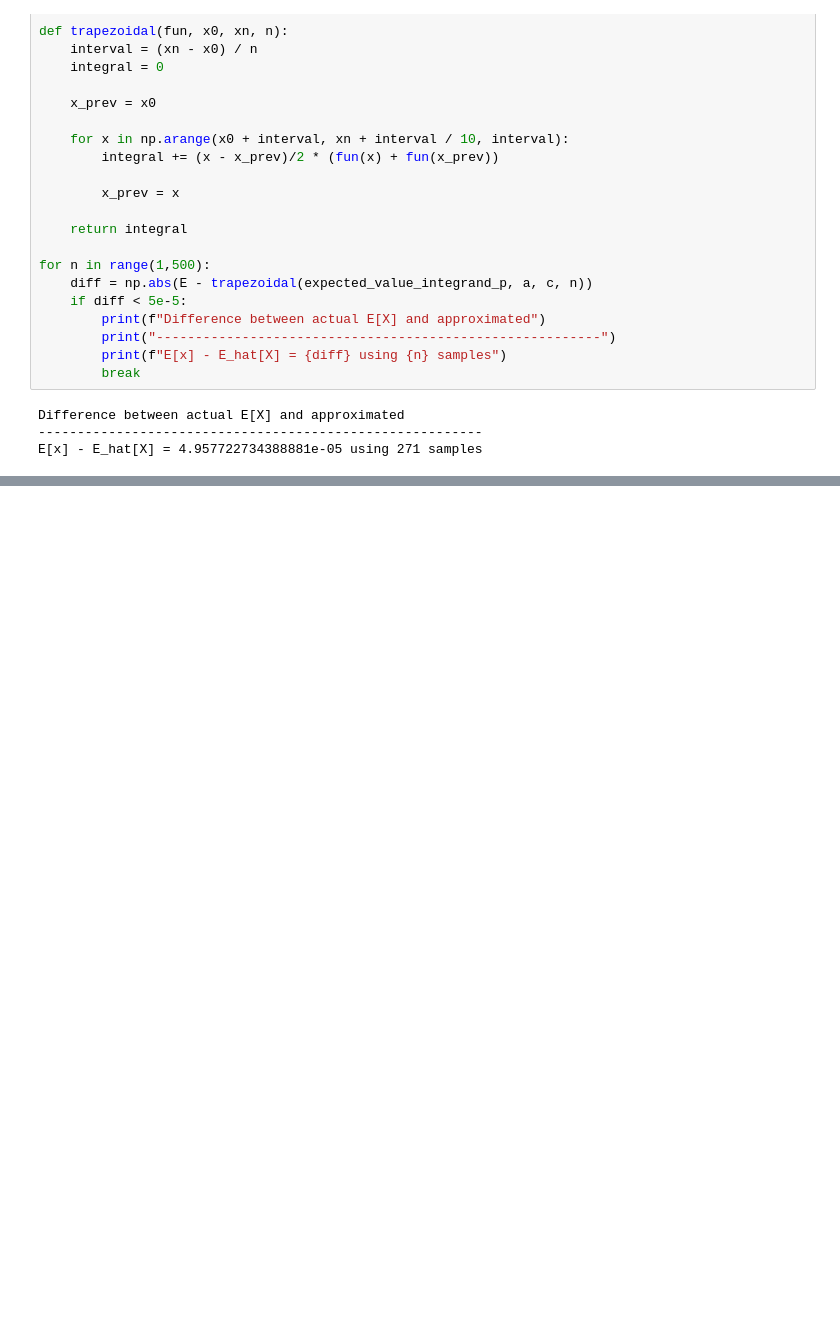
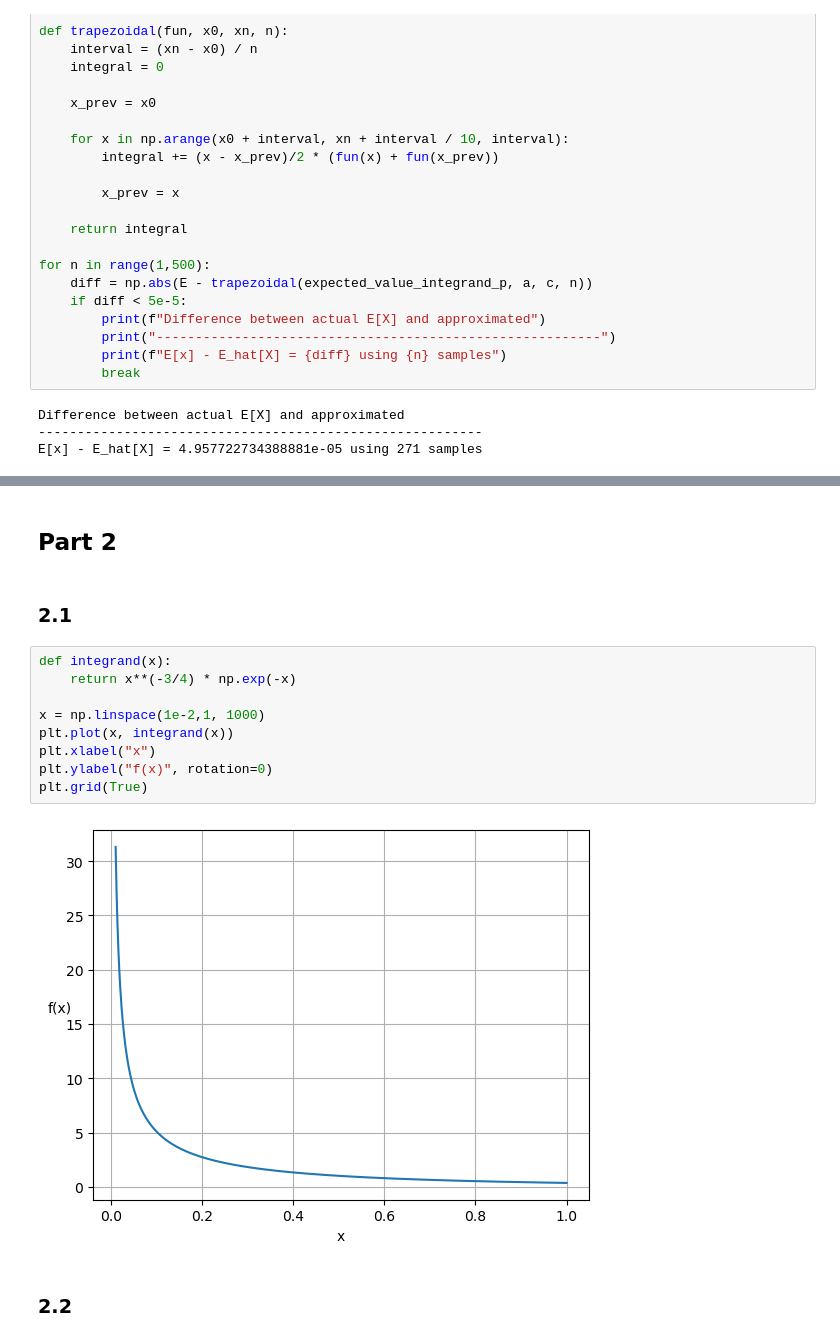
Before and after one commit to markoMedved/Mathematics2-HW, a Jupyter notebook: MCMC/solution.ipynb, the cells around one changed output, grey strips where cells are left out. Saved outputs shown, nothing was run; the diff lists cells and outputs as text; blank space fills up the shorter version.

```diff
--- a/MCMC/solution.ipynb
+++ b/MCMC/solution.ipynb
@@ -72,0 +136,17 @@ E[x] - E_hat[X] = 4.957722734388881e-05 using 271 samples
+# %% [markdown]
+## Part 2
+# %% [markdown]
+### 2.1
+# %%
+def integrand(x):
+    return x**(-3/4) * np.exp(-x)
+
+x = np.linspace(1e-2,1, 1000)
+plt.plot(x, integrand(x))
+plt.xlabel("x")
+plt.ylabel("f(x)", rotation=0)
+plt.grid(True)
+# %% [output]
+[figure, added]
+# %% [markdown]
+### 2.2
```
Also changed, not shown: parts of 12 cells of this notebook.
